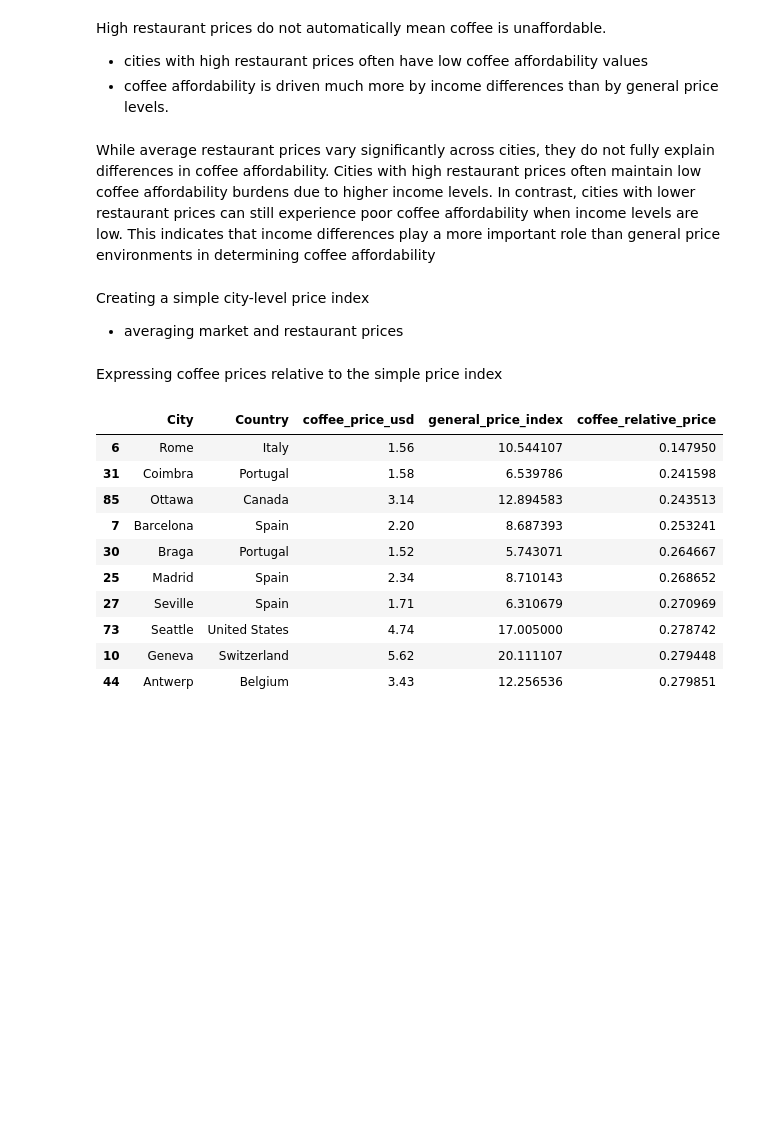
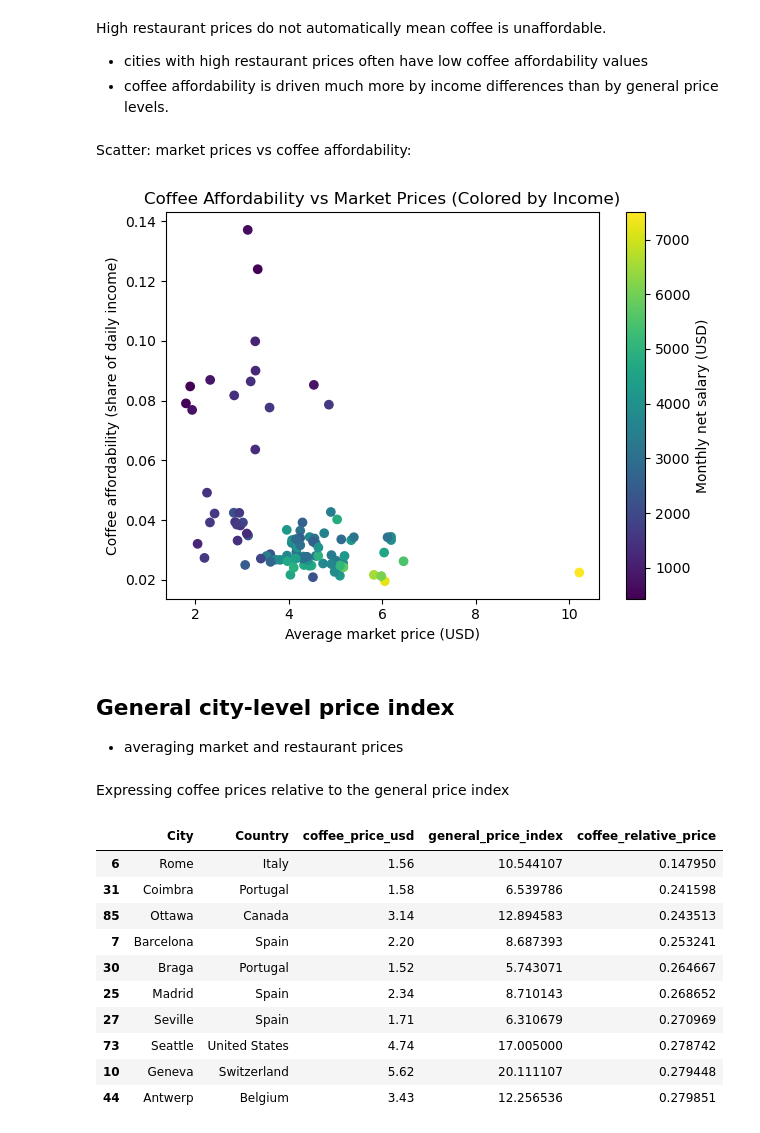
Before and after one commit to luckakovy/Global-Analysis-of-Coffee-Affordability-Best-Cities-for-Boke-Caffeine-Addicted-Students, a Jupyter notebook: analysis.ipynb, the cells around one changed output. Drawn from its saved outputs; the diff is of its cells as text; code cells hidden in the pictures; blank space fills up the shorter version.

```diff
--- a/analysis.ipynb
+++ b/analysis.ipynb
@@ -466,5 +498,21 @@ plt.show()
 High restaurant prices do not automatically mean coffee is unaffordable.
 - cities with high restaurant prices often have low coffee affordability values
 - coffee affordability is driven much more by income differences than by general price levels.
-# %% [markdown]
-While average restaurant prices vary significantly across cities, they do not fully explain differences in coffee affordability. Cities with high restaurant prices often maintain low coffee affordability burdens due to higher income levels. In contrast, cities with lower restaurant prices can still experience poor coffee affordability when income levels are low. This indicates that income differences play a more important role than general price environments in determining coffee affordability
+# %% [markdown]
+Scatter: market prices vs coffee affordability:
+# %%
+plt.figure()
+plt.scatter(
+    coffee_salary_df["market_avg_usd"],
+    coffee_salary_df["coffee_affordability"],
+    c=coffee_salary_df["monthly_net_salary"]
+)
+plt.xlabel("Average market price (USD)")
+plt.ylabel("Coffee affordability (share of daily income)")
+plt.title("Coffee Affordability vs Market Prices (Colored by Income)")
+plt.colorbar(label="Monthly net salary (USD)")
+plt.tight_layout()
+plt.savefig("figures/market_vs_coffee.png", dpi=200, bbox_inches="tight")
+plt.show()
+# %% [output]
+[figure, added]
@@ -471,12 +521,12 @@ While average restaurant prices vary significantly across cities, they do not fu
 # %% [markdown]
-Creating a simple city-level price index
+## General city-level price index
 - averaging market and restaurant prices
 # %%
 coffee_salary_df["general_price_index"] = coffee_salary_df[
     ["restaurant_avg_usd", "market_avg_usd"]
 ].mean(axis=1) # average of restaurant and market prices as general price index
 # %% [markdown]
-Expressing coffee prices relative to the simple price index
+Expressing coffee prices relative to the general price index
 # %%
 coffee_salary_df["coffee_relative_price"] = (
     coffee_salary_df["coffee_price_usd"] /
```
Also changed, not shown: parts of 30 cells of this notebook, 2 other files.
